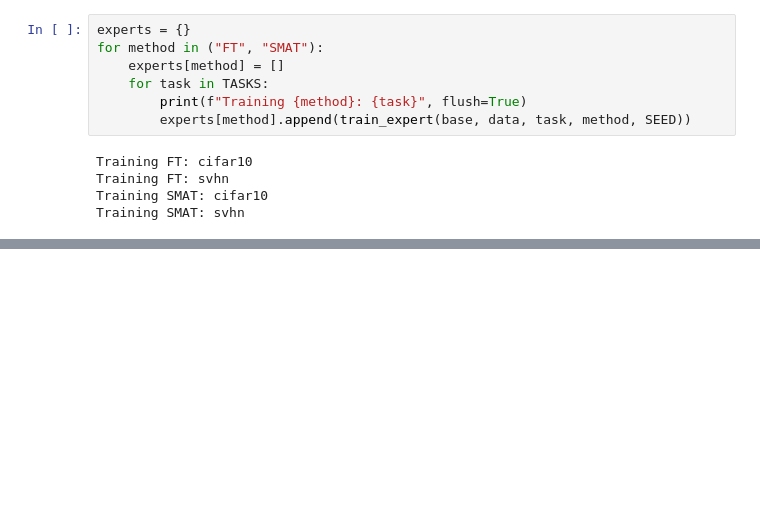
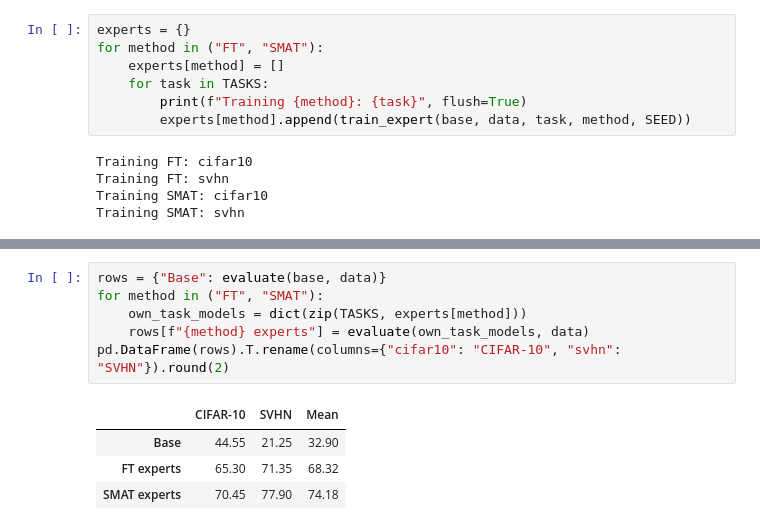
Before and after one commit to egangu/smat, a Jupyter notebook: examples/smat_image_demo.ipynb, the cells around one changed output, grey strips where cells are left out. Cells and saved outputs as stored; diff of their text form; blank space fills up the shorter version.

```diff
--- a/examples/smat_image_demo.ipynb
+++ b/examples/smat_image_demo.ipynb
@@ -118,0 +134,11 @@ Each merged model has **one encoder and two frozen heads**; evaluation knows whi
+# %%
+rows = {"Base": evaluate(base, data)}
+for method in ("FT", "SMAT"):
+    own_task_models = dict(zip(TASKS, experts[method]))
+    rows[f"{method} experts"] = evaluate(own_task_models, data)
+pd.DataFrame(rows).T.rename(columns={"cifar10": "CIFAR-10", "svhn": "SVHN"}).round(2)
+# %% [output]
+|  | CIFAR-10 | SVHN | Mean |
+| Base | 44.55 | 21.25 | 32.90 |
+| FT experts | 65.30 | 71.35 | 68.32 |
+| SMAT experts | 70.45 | 77.90 | 74.18 |
```
Also changed, not shown: parts of 18 cells of this notebook, 5 other files.
